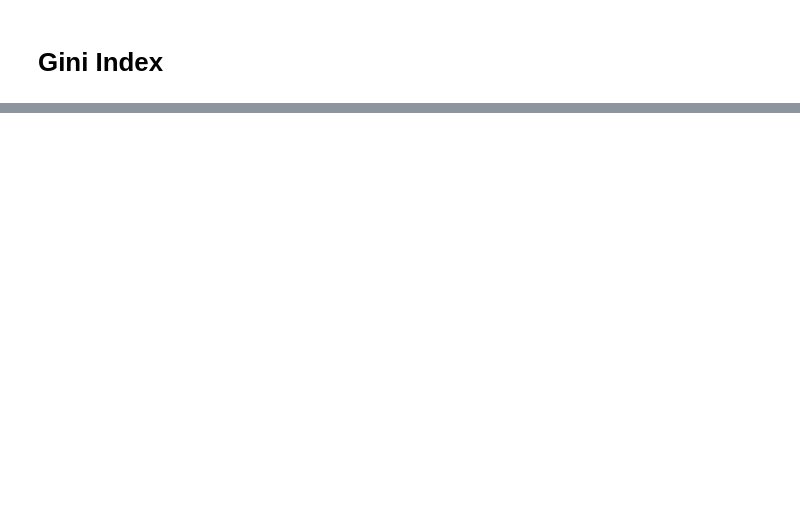
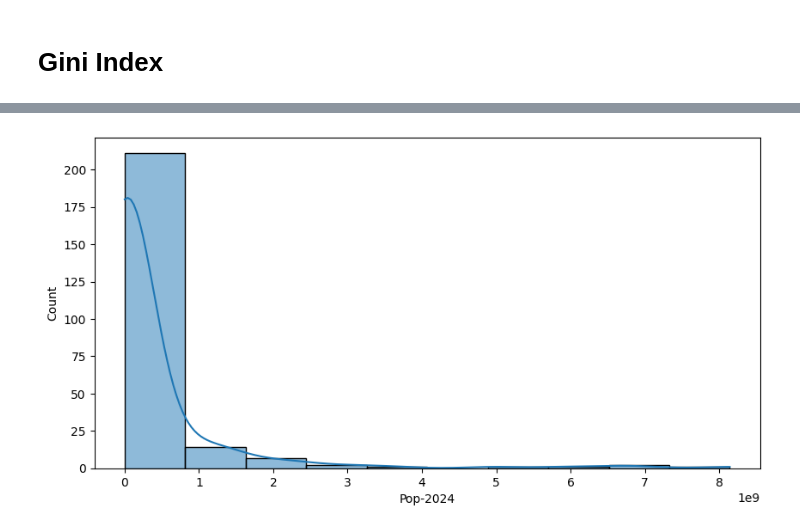
Before and after one commit to hs3city/surveypie, a Jupyter notebook: dev-notebooks/gini-index.ipynb, the cells around one changed output, grey strips where cells are left out. Drawn from its saved outputs; the diff is of its cells as text; code cells hidden in the pictures; blank space fills up the shorter version.

```diff
--- a/dev-notebooks/gini-index.ipynb
+++ b/dev-notebooks/gini-index.ipynb
@@ -36,0 +74,6 @@ where:
+# %%
+plt.figure(figsize=(10,5))
+sns.histplot(ds['Pop-2024'], bins=10, kde=True)
+plt.show()
+# %% [output]
+[figure, added]
```
Also changed, not shown: parts of 12 cells of this notebook, 4 other files.
